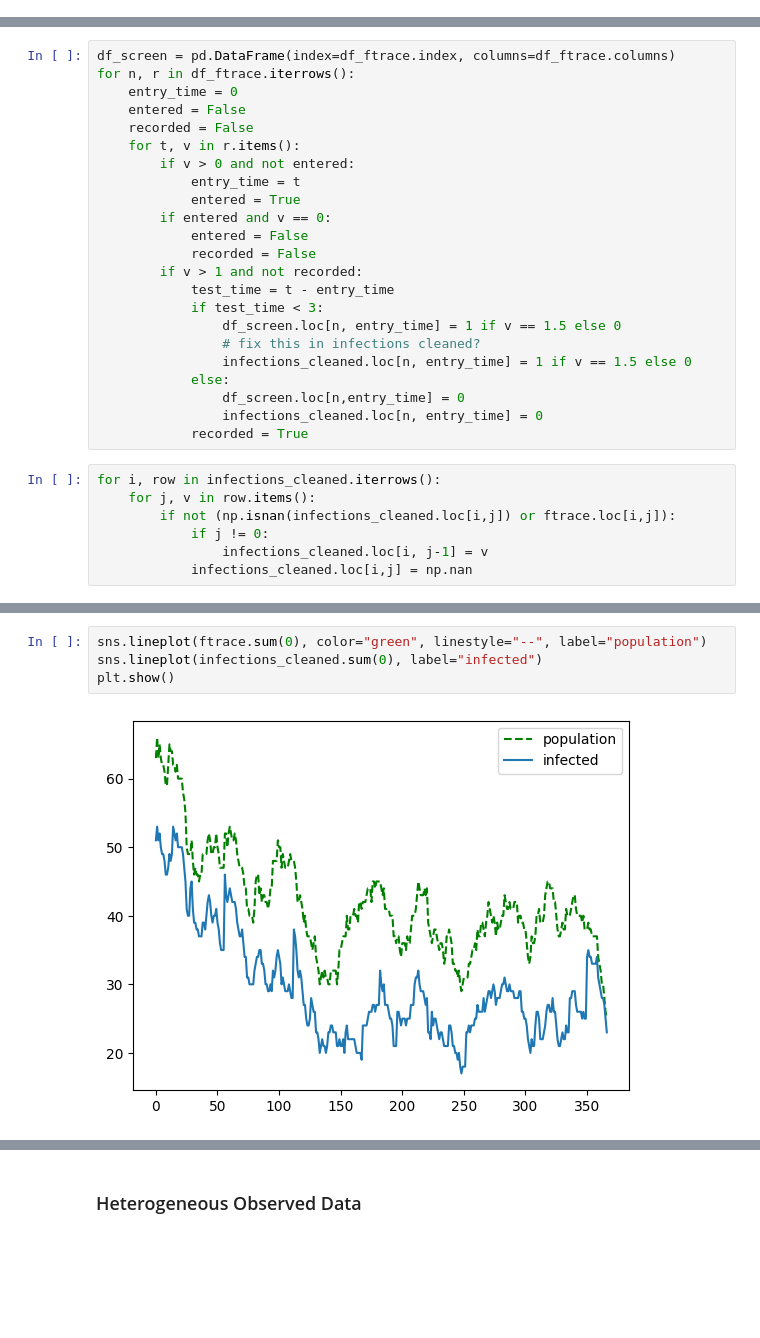
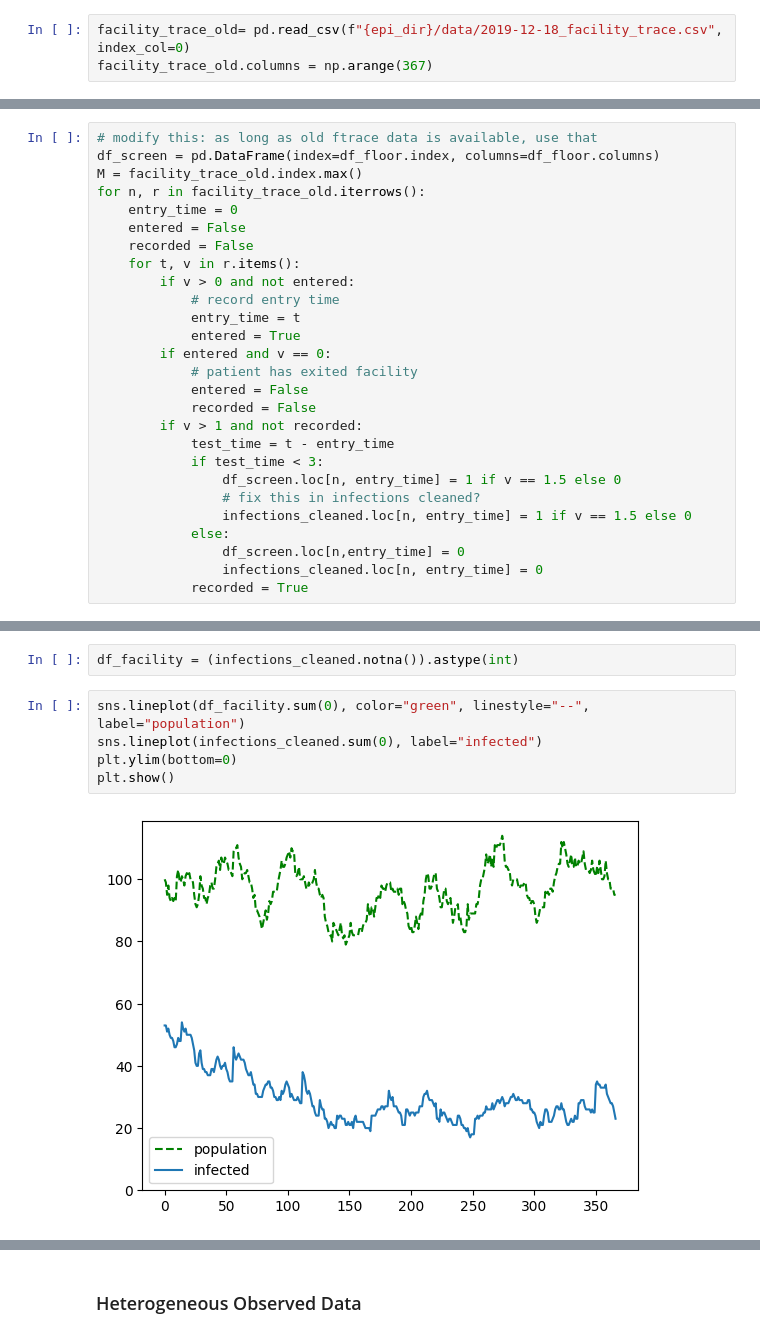
Before and after one commit to epibayes/np-epid, a Jupyter notebook: notebooks/crkp_preprocess.ipynb, the cells around one changed output, grey strips where cells are left out. Cells and saved outputs as stored; diff of their text form; blank space fills up the shorter version.

```diff
--- a/notebooks/crkp_preprocess.ipynb
+++ b/notebooks/crkp_preprocess.ipynb
@@ -36,0 +45,3 @@ for i, row in infections_cleaned.iterrows():
+# %%
+facility_trace_old= pd.read_csv(f"{epi_dir}/data/2019-12-18_facility_trace.csv", index_col=0)
+facility_trace_old.columns = np.arange(367)
@@ -37,14 +50,18 @@ for i, row in infections_cleaned.iterrows():
 # %%
-df_screen = pd.DataFrame(index=df_ftrace.index, columns=df_ftrace.columns)
-for n, r in df_ftrace.iterrows():
+# modify this: as long as old ftrace data is available, use that
+df_screen = pd.DataFrame(index=df_floor.index, columns=df_floor.columns)
+M = facility_trace_old.index.max()
+for n, r in facility_trace_old.iterrows():
     entry_time = 0
     entered = False
     recorded = False
     for t, v in r.items():
         if v > 0 and not entered:
+            # record entry time
             entry_time = t
             entered = True
         if entered and v == 0:
+            # patient has exited facility
             entered = False
             recorded = False
         if v > 1 and not recorded:
@@ -57,10 +74,3 @@ for n, r in df_ftrace.iterrows():
                 df_screen.loc[n,entry_time] = 0
                 infections_cleaned.loc[n, entry_time] = 0
             recorded = True
-# %%
-for i, row in infections_cleaned.iterrows():
-    for j, v in row.items():
-        if not (np.isnan(infections_cleaned.loc[i,j]) or ftrace.loc[i,j]):
-            if j != 0:
-                infections_cleaned.loc[i, j-1] = v
-            infections_cleaned.loc[i,j] = np.nan
@@ -67,6 +87,9 @@ for i, row in infections_cleaned.iterrows():
+# %%
+df_facility = (infections_cleaned.notna()).astype(int)
 # %%
-sns.lineplot(ftrace.sum(0), color="green", linestyle="--", label="population")
+sns.lineplot(df_facility.sum(0), color="green", linestyle="--", label="population")
 sns.lineplot(infections_cleaned.sum(0), label="infected")
+plt.ylim(bottom=0)
 plt.show()
 # %% [output]
-[figure, old version]
+[figure, new version]
```
Also changed, not shown: parts of 31 cells of this notebook, 15 other files.
